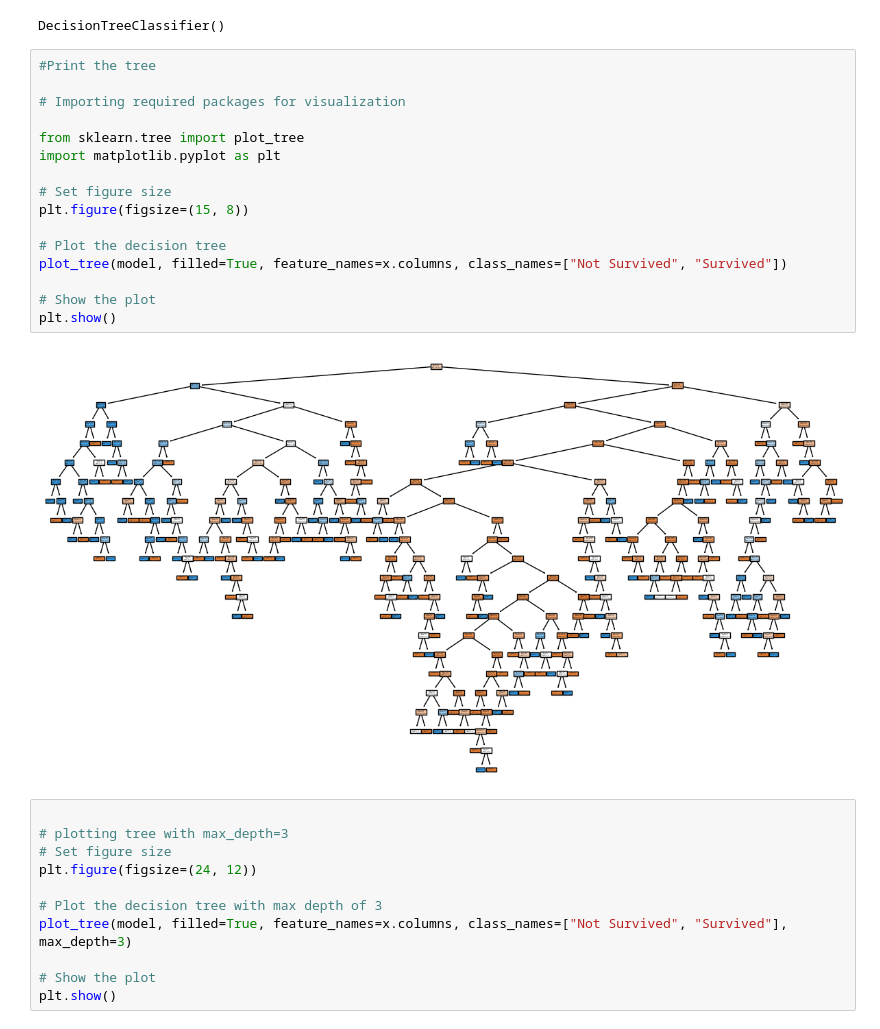
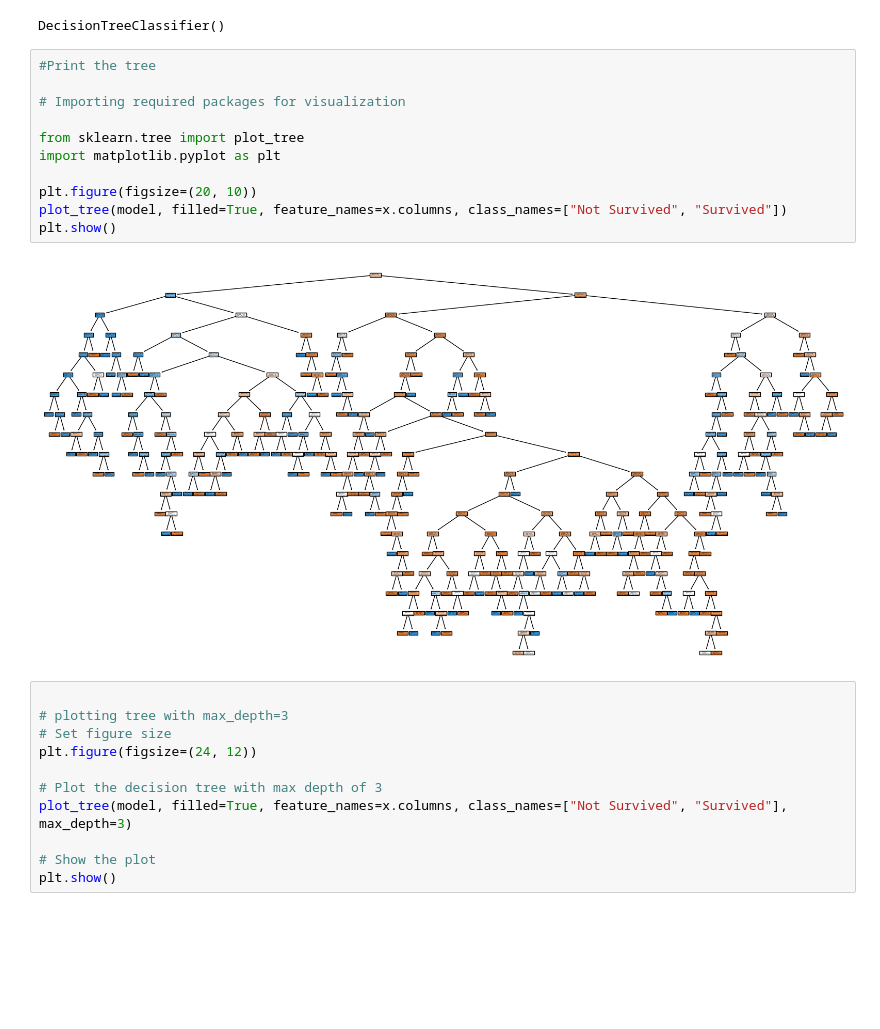
Before and after one commit to TharunKorivi/Ml_Lab, a Jupyter notebook: week5/Decision Tree.ipynb, the cells around one changed output. Drawn from its saved outputs; the diff is of its cells as text; blank space fills up the shorter version.

Commit message:
Modified DecisionTree.ipynb file

```diff
--- a/week5/Decision Tree.ipynb
+++ b/week5/Decision Tree.ipynb
@@ -450,21 +465,16 @@ DecisionTreeClassifier()
 # %%
 #Print the tree
 
 # Importing required packages for visualization
 
 from sklearn.tree import plot_tree
 import matplotlib.pyplot as plt
 
-# Set figure size
-plt.figure(figsize=(15, 8))
-
-# Plot the decision tree
+plt.figure(figsize=(20, 10))
 plot_tree(model, filled=True, feature_names=x.columns, class_names=["Not Survived", "Survived"])
-
-# Show the plot
 plt.show()
 # %% [output]
-[figure, old version]
+[figure, new version]
 # %%
 
 # plotting tree with max_depth=3
```
Also changed, not shown: parts of 14 cells of this notebook.
